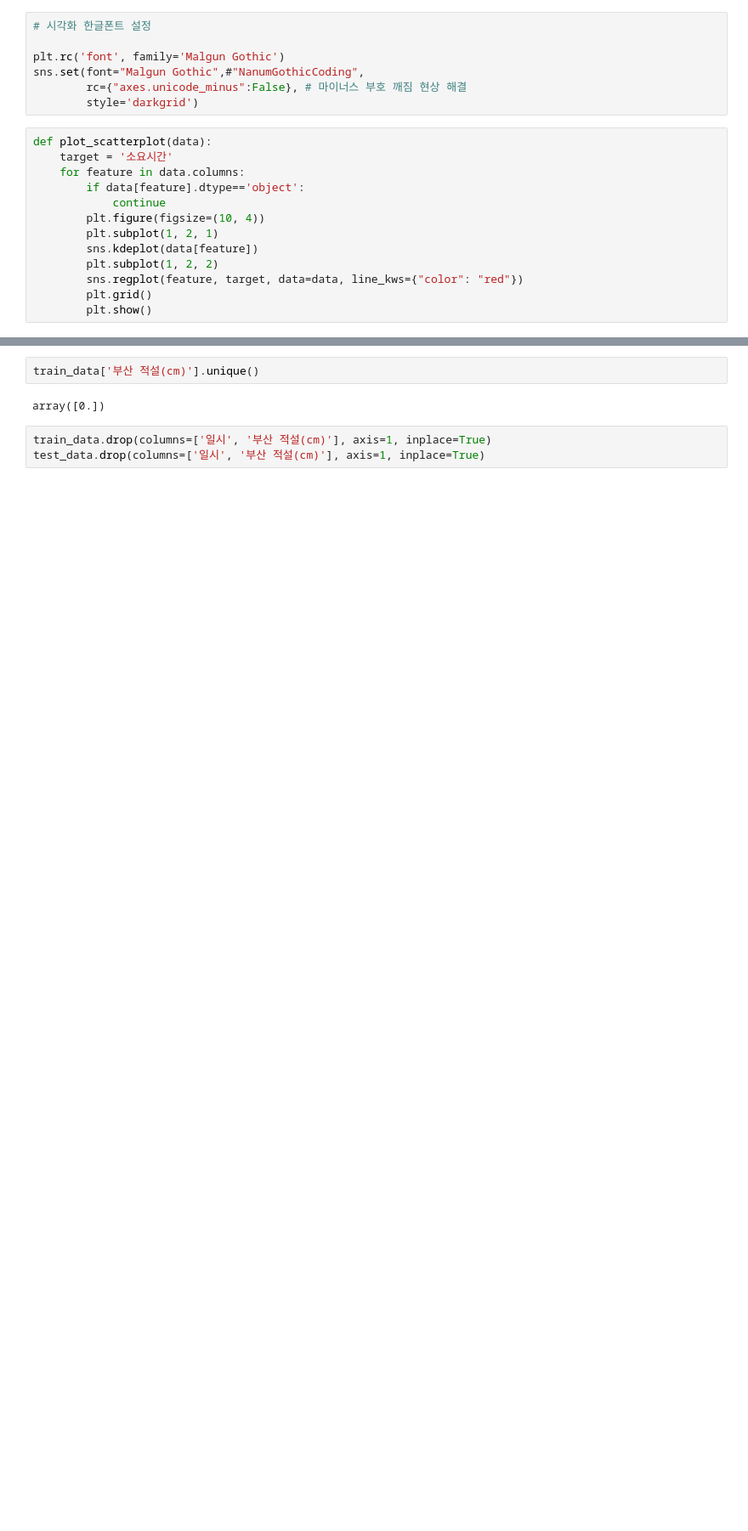
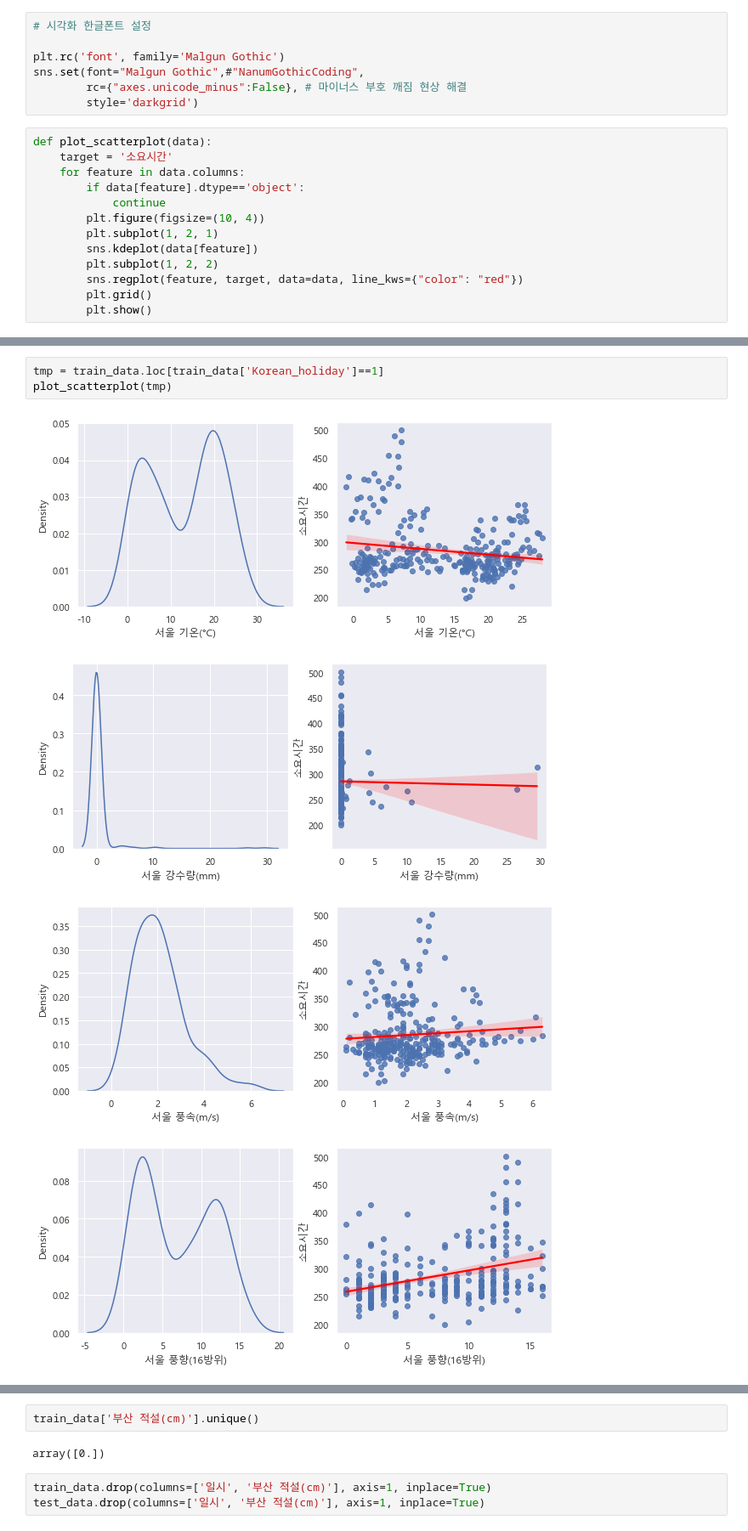
Before and after one commit to majh02/-, a Jupyter notebook: 2) 데이터 전처리.ipynb, the cells around one changed output, grey strips where cells are left out. Shown at 85% size. Saved outputs shown, nothing was run; the diff lists cells and outputs as text; blank space fills up the shorter version.

```diff
--- a/2) 데이터 전처리.ipynb
+++ b/2) 데이터 전처리.ipynb
@@ -63,0 +70,8 @@ plot_scatterplot(train_data)
+# %%
+tmp = train_data.loc[train_data['Korean_holiday']==1]
+plot_scatterplot(tmp)
+# %% [output]
+[figure, added]
+[figure, added]
+[figure, added]
+[figure, added]
```
Also changed, not shown: parts of 17 cells of this notebook, 26 other files.
